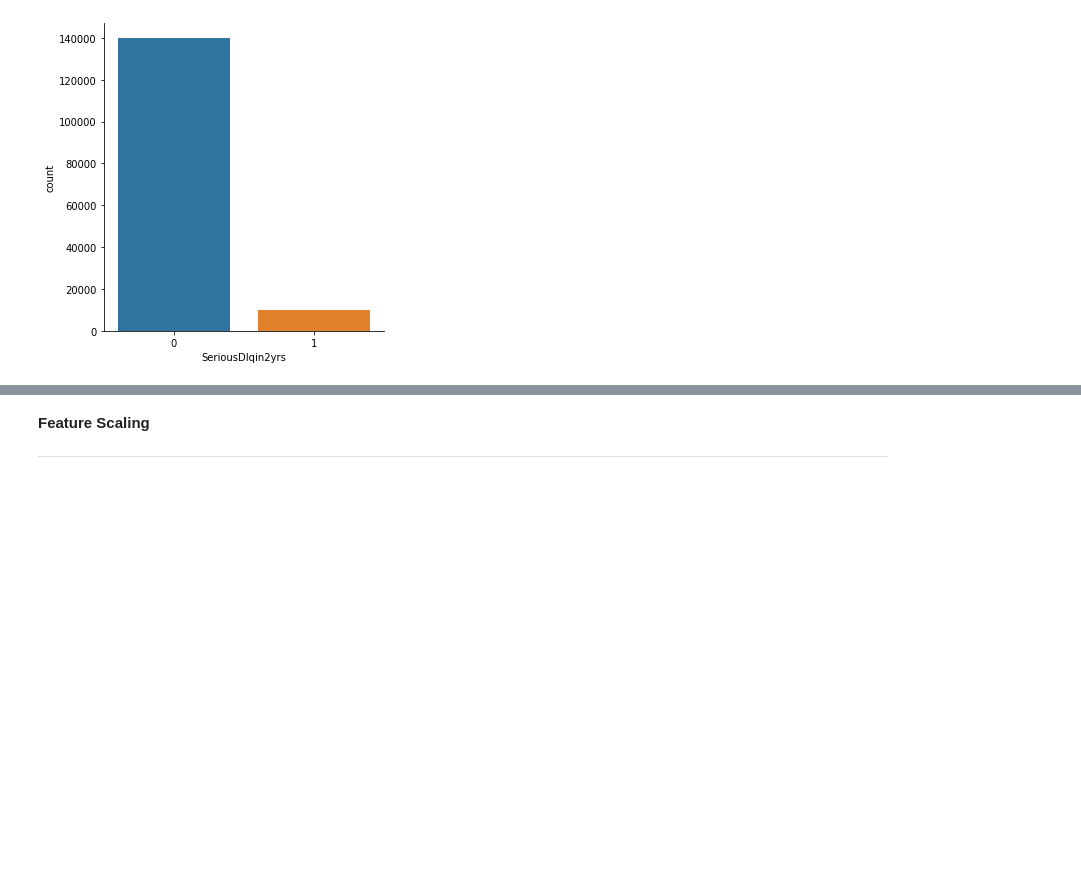
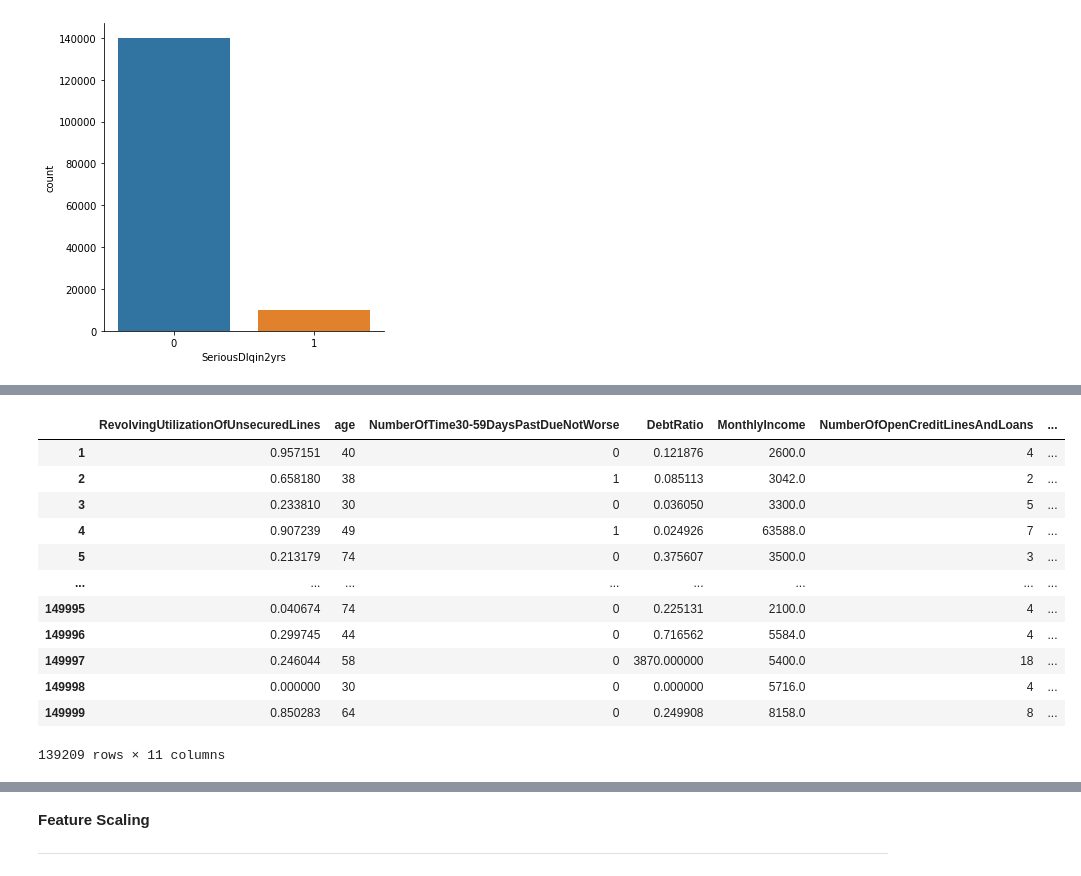
Before and after one commit to PDCaire10/USIL_Capstone_202202_G10_MLP_Bagging, a Jupyter notebook: Modelo_MLP+Bagging.ipynb, the cells around one changed output, grey strips where cells are left out. Drawn from its saved outputs; the diff is of its cells as text; code cells hidden in the pictures; blank space fills up the shorter version.

```diff
--- a/Modelo_MLP+Bagging.ipynb
+++ b/Modelo_MLP+Bagging.ipynb
@@ -317,0 +350,18 @@ datos_balanceados_sm.shape
+# %%
+filtro2 = datos_balanceados_sm['SeriousDlqin2yrs'] == 0
+datos_2=datos_balanceados_sm[filtro2]
+datos_2
+# %% [output]
+|  | RevolvingUtilizationOfUnsecuredLines | age | NumberOfTime30-59DaysPastDueNotWorse | DebtRatio | MonthlyIncome | NumberOfOpenCreditLinesAndLoans | ... |
+| 1 | 0.957151 | 40 | 0 | 0.121876 | 2600.0 | 4 | ... |
+| 2 | 0.658180 | 38 | 1 | 0.085113 | 3042.0 | 2 | ... |
+| 3 | 0.233810 | 30 | 0 | 0.036050 | 3300.0 | 5 | ... |
+| 4 | 0.907239 | 49 | 1 | 0.024926 | 63588.0 | 7 | ... |
+| 5 | 0.213179 | 74 | 0 | 0.375607 | 3500.0 | 3 | ... |
+| ... | ... | ... | ... | ... | ... | ... | ... |
+| 149995 | 0.040674 | 74 | 0 | 0.225131 | 2100.0 | 4 | ... |
+| 149996 | 0.299745 | 44 | 0 | 0.716562 | 5584.0 | 4 | ... |
+| 149997 | 0.246044 | 58 | 0 | 3870.000000 | 5400.0 | 18 | ... |
+| 149998 | 0.000000 | 30 | 0 | 0.000000 | 5716.0 | 4 | ... |
+| 149999 | 0.850283 | 64 | 0 | 0.249908 | 8158.0 | 8 | ... |
+139209 rows × 11 columns
```
Also changed, not shown: parts of 39 cells of this notebook.
